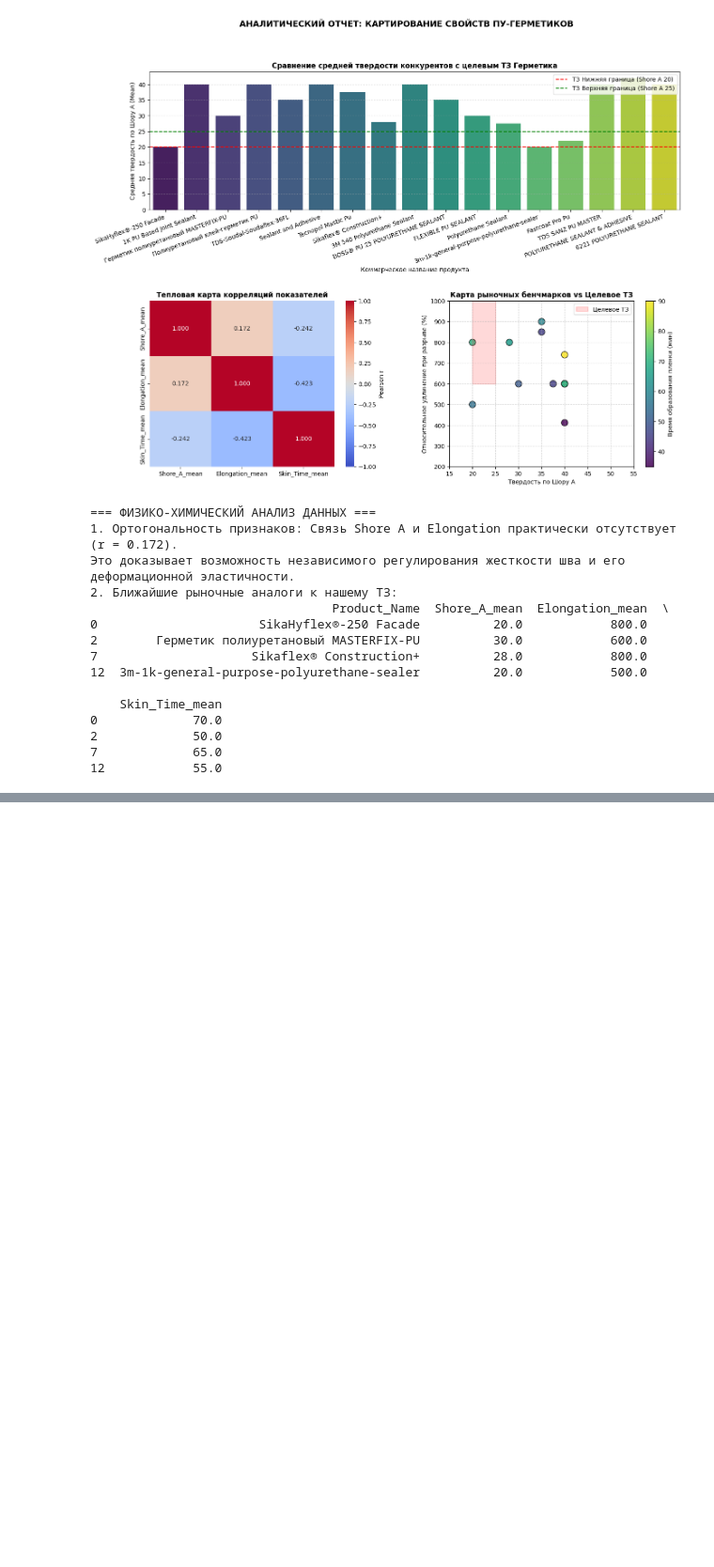
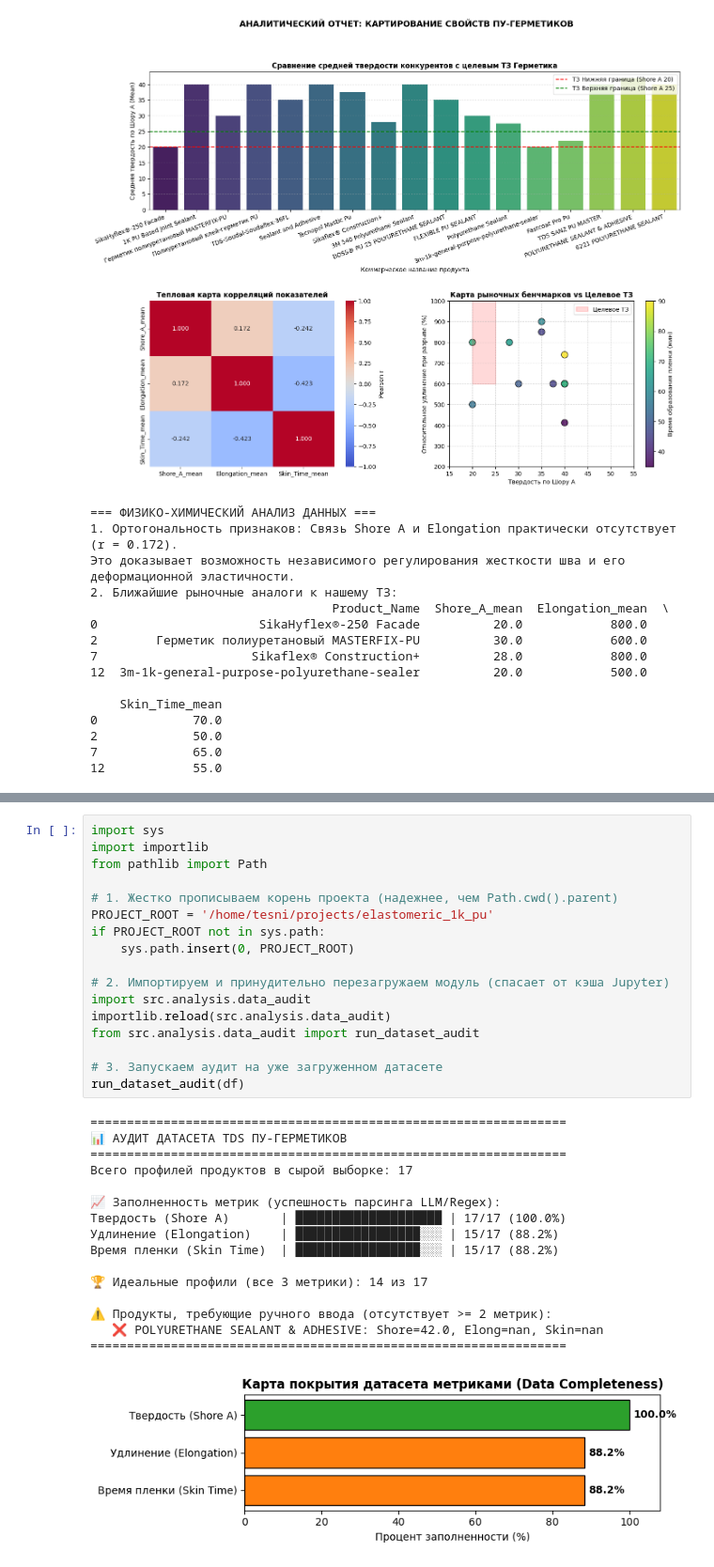
Before and after one commit to czeberyak/elastomeric_1k_pu, a Jupyter notebook: notebooks/01_data_exploration.ipynb, the cells around one changed output, grey strips where cells are left out. Shown at 94% size. Drawn from its saved outputs; the diff is of its cells as text; blank space fills up the shorter version.

```diff
--- a/notebooks/01_data_exploration.ipynb
+++ b/notebooks/01_data_exploration.ipynb
@@ -140,0 +156,34 @@ print(near_targets[['Product_Name', 'Shore_A_mean', 'Elongation_mean', 'Skin_Tim
+# %%
+import sys
+import importlib
+from pathlib import Path
+
+# 1. Жестко прописываем корень проекта (надежнее, чем Path.cwd().parent)
+PROJECT_ROOT = '/home/tesni/projects/elastomeric_1k_pu'
+if PROJECT_ROOT not in sys.path:
+    sys.path.insert(0, PROJECT_ROOT)
+
+# 2. Импортируем и принудительно перезагружаем модуль (спасает от кэша Jupyter)
+import src.analysis.data_audit
+importlib.reload(src.analysis.data_audit)
+from src.analysis.data_audit import run_dataset_audit
+
+# 3. Запускаем аудит на уже загруженном датасете
+run_dataset_audit(df)
+# %% [output]
+=================================================================
+📊 АУДИТ ДАТАСЕТА TDS ПУ-ГЕРМЕТИКОВ
+=================================================================
+Всего профилей продуктов в сырой выборке: 17
+
+📈 Заполненность метрик (успешность парсинга LLM/Regex):
+Твердость (Shore A)       | ████████████████████ | 17/17 (100.0%)
+Удлинение (Elongation)    | █████████████████░░░ | 15/17 (88.2%)
+Время пленки (Skin Time)  | █████████████████░░░ | 15/17 (88.2%)
+
+🏆 Идеальные профили (все 3 метрики): 14 из 17
+
+⚠️ Продукты, требующие ручного ввода (отсутствует >= 2 метрик):
+   ❌ POLYURETHANE SEALANT & ADHESIVE: Shore=42.0, Elong=nan, Skin=nan
+=================================================================
+[figure, added]
```
Also changed, not shown: parts of 16 cells of this notebook, 4 other files.
